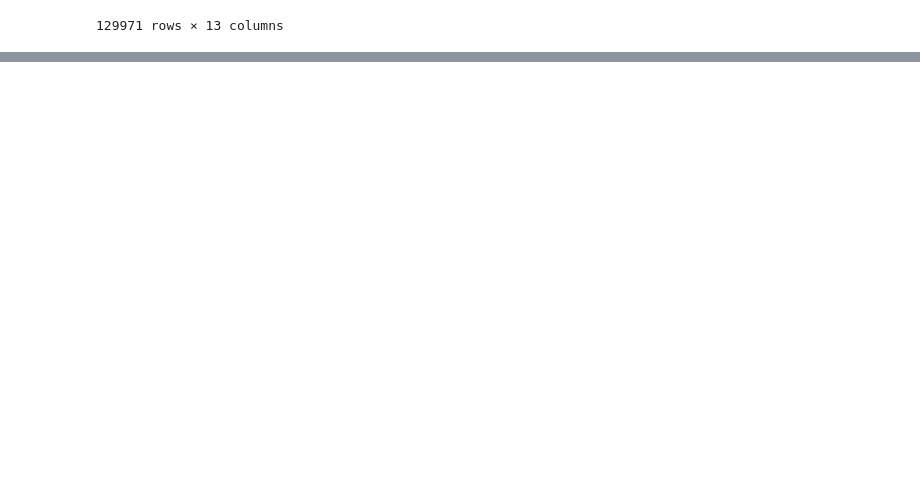
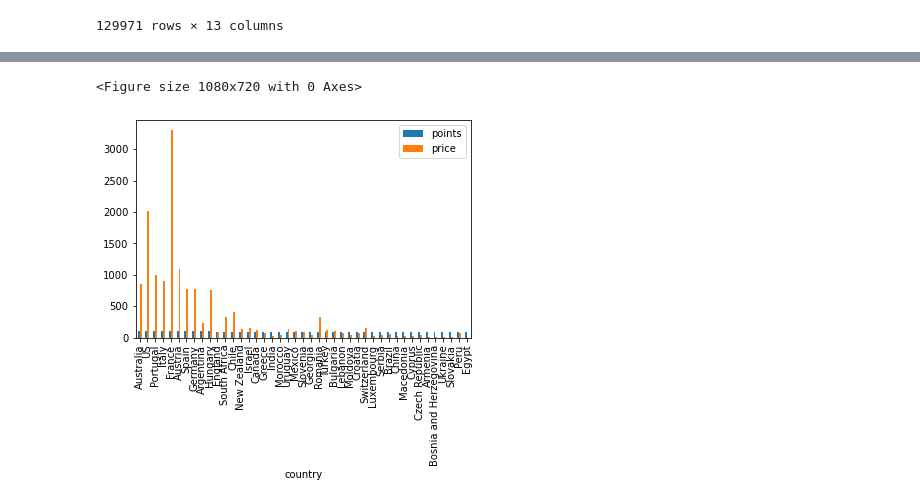
Before and after one commit to annkou/NLP, a Jupyter notebook: word_cloud_notebook.ipynb, the cells around one changed output, grey strips where cells are left out. Saved outputs shown, nothing was run; the diff lists cells and outputs as text; code cells hidden in the pictures; blank space fills up the shorter version.

```diff
--- a/word_cloud_notebook.ipynb
+++ b/word_cloud_notebook.ipynb
@@ -42,0 +107,7 @@ data
+# %%
+plt.figure(figsize=(15,10))
+country.max().sort_values(by='points',ascending = False).plot.bar()
+plt.show()
+# %% [output]
+<Figure size 1080x720 with 0 Axes>
+[figure, added]
```
Also changed, not shown: parts of 10 cells of this notebook.
